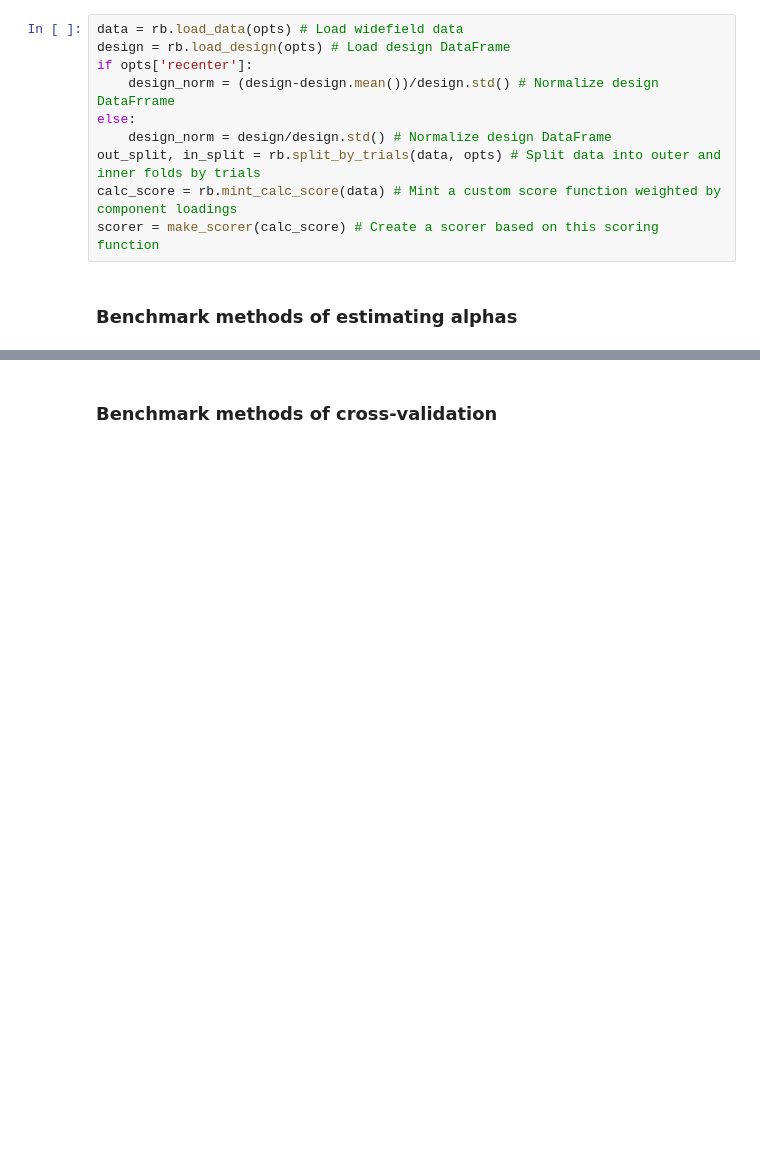
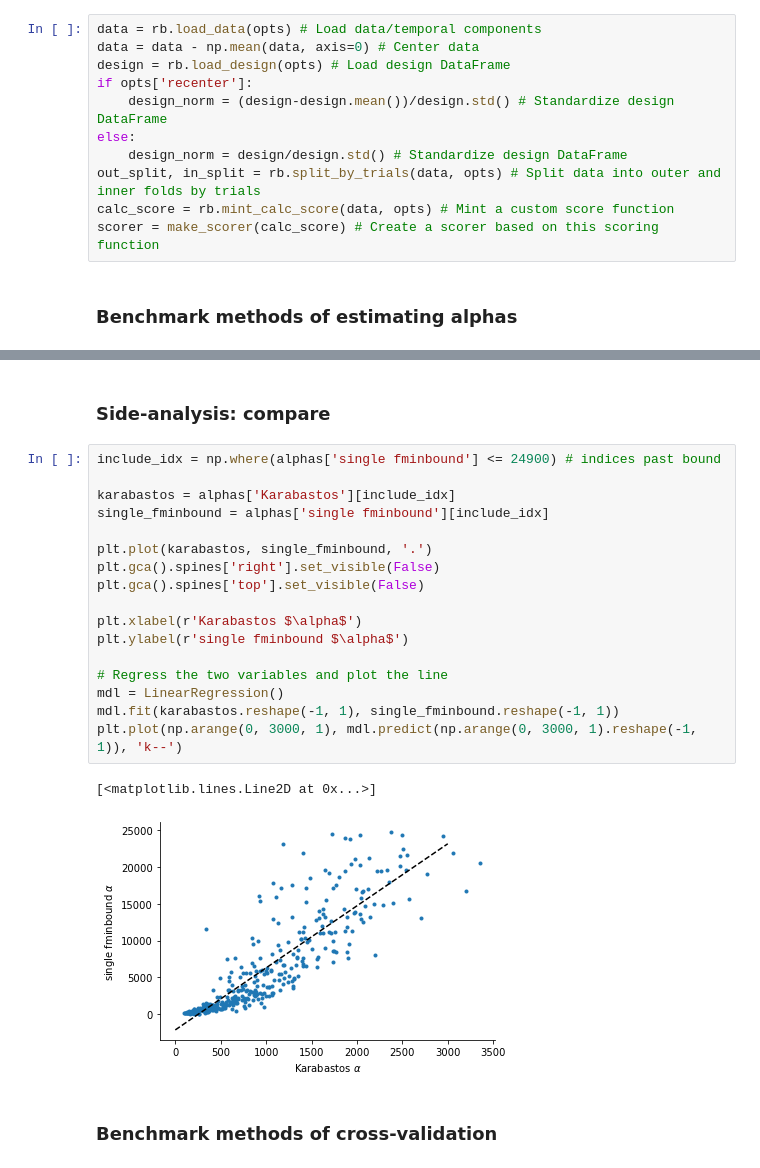
Before and after one commit to msokolet/regbench, a Jupyter notebook: regbench.ipynb, the cells around one changed output, grey strips where cells are left out. Cells and saved outputs as stored; diff of their text form; blank space fills up the shorter version.

```diff
--- a/regbench.ipynb
+++ b/regbench.ipynb
@@ -46,14 +48,15 @@ opts['sample_trials'] = -1 # Number of trials to randomally sample for R2 map ca
 # %% [markdown]
 ### Load data and design matrix
 # %%
-data = rb.load_data(opts) # Load widefield data
+data = rb.load_data(opts) # Load data/temporal components
+data = data - np.mean(data, axis=0) # Center data
 design = rb.load_design(opts) # Load design DataFrame
 if opts['recenter']:
-    design_norm = (design-design.mean())/design.std() # Normalize design DataFrrame
+    design_norm = (design-design.mean())/design.std() # Standardize design DataFrame
 else:
-    design_norm = design/design.std() # Normalize design DataFrame
+    design_norm = design/design.std() # Standardize design DataFrame
 out_split, in_split = rb.split_by_trials(data, opts) # Split data into outer and inner folds by trials
-calc_score = rb.mint_calc_score(data) # Mint a custom score function weighted by component loadings
+calc_score = rb.mint_calc_score(data, opts) # Mint a custom score function
 scorer = make_scorer(calc_score) # Create a scorer based on this scoring function
 # %% [markdown]
 ### Benchmark methods of estimating alphas
@@ -85,3 +93,25 @@ for alpha_method in tqdm(opts['alpha_mets'], desc='Alpha method num'):
+# %% [markdown]
+### Side-analysis: compare
+# %%
+include_idx = np.where(alphas['single fminbound'] <= 24900) # indices past bound
+
+karabastos = alphas['Karabastos'][include_idx]
+single_fminbound = alphas['single fminbound'][include_idx]
+
+plt.plot(karabastos, single_fminbound, '.')
+plt.gca().spines['right'].set_visible(False)
+plt.gca().spines['top'].set_visible(False)
+
+plt.xlabel(r'Karabastos $\alpha$')
+plt.ylabel(r'single fminbound $\alpha$')
+
+# Regress the two variables and plot the line
+mdl = LinearRegression()
+mdl.fit(karabastos.reshape(-1, 1), single_fminbound.reshape(-1, 1))
+plt.plot(np.arange(0, 3000, 1), mdl.predict(np.arange(0, 3000, 1).reshape(-1, 1)), 'k--')
+# %% [output]
+[<matplotlib.lines.Line2D at 0x...>]
+[figure, added]
 # %% [markdown]
 ### Benchmark methods of cross-validation
 # %%
```
Also changed, not shown: parts of 10 cells of this notebook, 2 other files.
